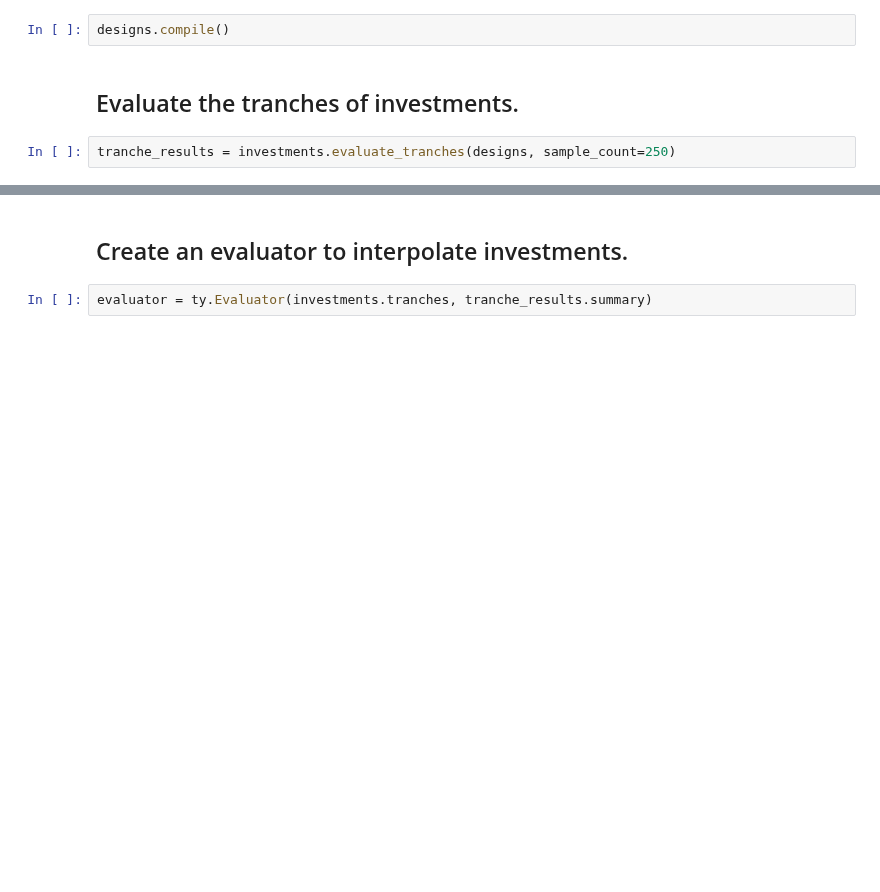
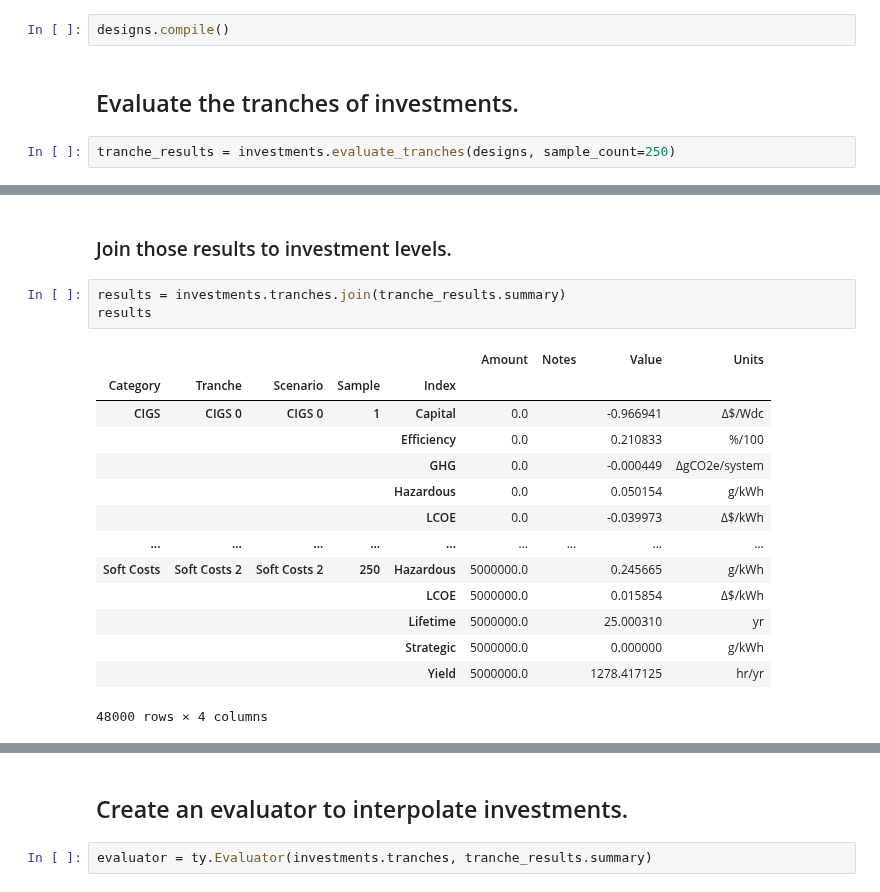
Before and after one commit to NREL/tyche, a Jupyter notebook: ioc-1/ioc-1-optimization.ipynb, the cells around one changed output, grey strips where cells are left out. Drawn from its saved outputs; the diff is of its cells as text; blank space fills up the shorter version.

```diff
--- a/ioc-1/ioc-1-optimization.ipynb
+++ b/ioc-1/ioc-1-optimization.ipynb
@@ -35,0 +58,20 @@ tranche_results = investments.evaluate_tranches(designs, sample_count=250)
+# %% [markdown]
+### Join those results to investment levels.
+# %%
+results = investments.tranches.join(tranche_results.summary)
+results
+# %% [output]
+|  |  |  |  |  | Amount | Notes | Value | Units |
+| Category | Tranche | Scenario | Sample | Index |  |  |  |  |
+| CIGS | CIGS 0 | CIGS 0 | 1 | Capital | 0.0 |  | -0.966941 | Δ$/Wdc |
+|  |  |  |  | Efficiency | 0.0 |  | 0.210833 | %/100 |
+|  |  |  |  | GHG | 0.0 |  | -0.000449 | ΔgCO2e/system |
+|  |  |  |  | Hazardous | 0.0 |  | 0.050154 | g/kWh |
+|  |  |  |  | LCOE | 0.0 |  | -0.039973 | Δ$/kWh |
+| ... | ... | ... | ... | ... | ... | ... | ... | ... |
+| Soft Costs | Soft Costs 2 | Soft Costs 2 | 250 | Hazardous | 5000000.0 |  | 0.245665 | g/kWh |
+|  |  |  |  | LCOE | 5000000.0 |  | 0.015854 | Δ$/kWh |
+|  |  |  |  | Lifetime | 5000000.0 |  | 25.000310 | yr |
+|  |  |  |  | Strategic | 5000000.0 |  | 0.000000 | g/kWh |
+|  |  |  |  | Yield | 5000000.0 |  | 1278.417125 | hr/yr |
+48000 rows × 4 columns
```
Also changed, not shown: parts of 19 cells of this notebook, 2 other files.
